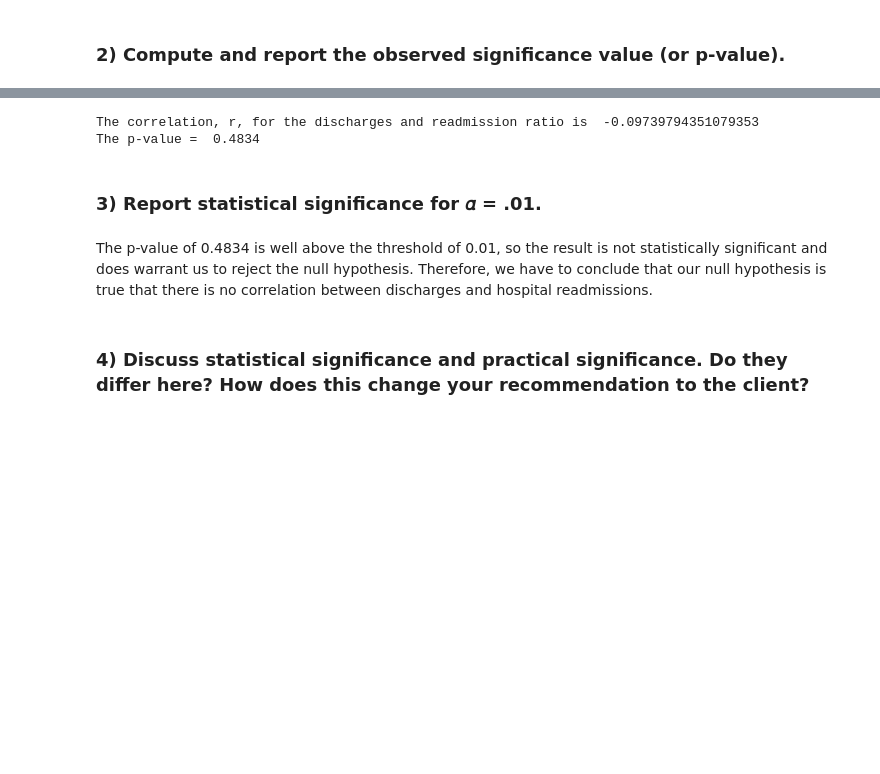
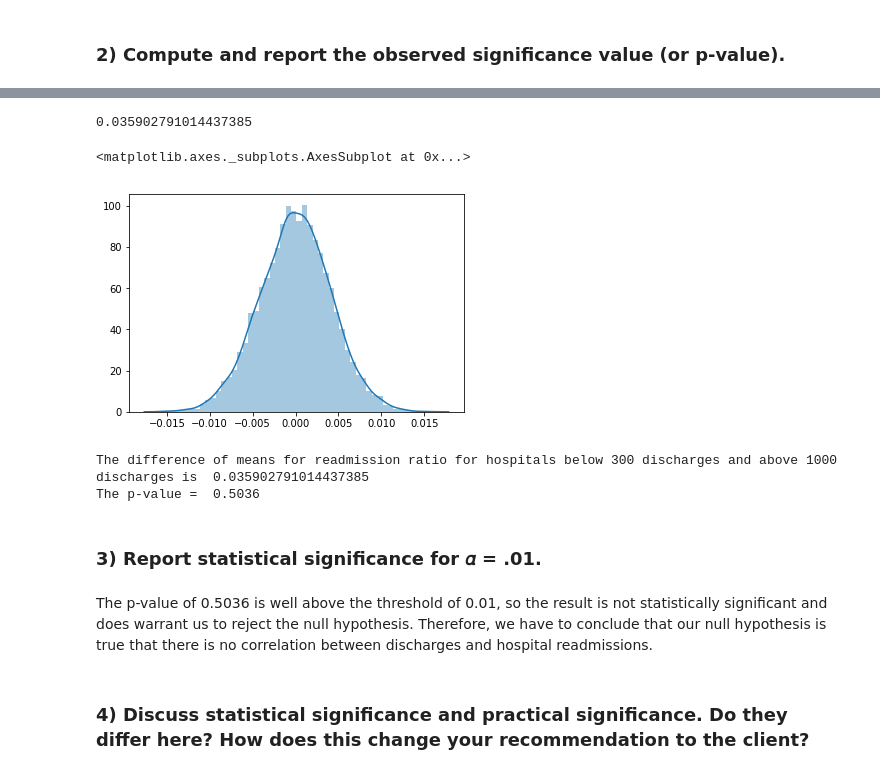
Before and after one commit to kjd999/Springboard-Projects, a Jupyter notebook: Exploratory Data Analysis Projects/sliderule_dsi_inferential_statistics_exercise_3.ipynb, the cells around one changed output, grey strips where cells are left out. Saved outputs shown, nothing was run; the diff lists cells and outputs as text; code cells hidden in the pictures; blank space fills up the shorter version.

```diff
--- a/Exploratory Data Analysis Projects/sliderule_dsi_inferential_statistics_exercise_3.ipynb
+++ b/Exploratory Data Analysis Projects/sliderule_dsi_inferential_statistics_exercise_3.ipynb
@@ -308,0 +321,4 @@ clean_read = clean['Excess Readmission Ratio']
+# %%
+# Create a second group for larger hospitals where discharges are greater than 1000
+abv1000 = clean.loc[clean_dis > 1000, ['Number of Discharges', 'Excess Readmission Ratio']]
+abv1000.info()
@@ -309,3 +333,7 @@ clean_read = clean['Excess Readmission Ratio']
+# %%
+# Define the readmission ratios for both of the above groups
+bel300re = bel300['Excess Readmission Ratio']
+abv1000re = abv1000['Excess Readmission Ratio']
 # %%
 def permutation_sample(data1, data2):
     """Generate a permutation sample from two data sets."""
@@ -355,15 +369,38 @@ r_obs = pearson_r(clean_dis, clean_read)
+# %%
+# Finally, create a function to determine the difference of means between two arrays
+def diff_of_means(data_1, data_2):
+    """Difference in means of two arrays."""
+    # The difference of means of data_1, data_2: diff
+    diff = np.mean(data_1) - np.mean(data_2)
+    return diff
+# %%
+# Compute the observed mean difference between small and large hospitals
+diff_means = diff_of_means(bel300re, abv1000re)
+diff_means
+# %% [output]
+0.035902791014437385
+# %%
+# Run 10000 repitions
+perm_reps_mean = draw_perm_reps(bel300re, abv1000re, diff_of_means, 10000)
+# %%
+# A distribution of the 10000 repitions
+sns.distplot(perm_reps_mean)
+# %% [output]
+<matplotlib.axes._subplots.AxesSubplot at 0x...>
+[figure, added]
 # %%
 # Compute p-value: p
-p = np.sum(perm_reps >= 0) / len(perm_reps)
-print('The correlation, r, for the discharges and readmission ratio is ', str(r_obs))
-print('The p-value = ', p)
+p_mean = np.sum(perm_reps_mean >= 0) / len(perm_reps_mean)
+print('The difference of means for readmission ratio for hospitals below 300 discharges and above 1000 discharges is ',
+      str(diff_means))
+print('The p-value = ', p_mean)
 # %% [output]
-The correlation, r, for the discharges and readmission ratio is  -0.09739794351079353
-The p-value =  0.4834
+The difference of means for readmission ratio for hospitals below 300 discharges and above 1000 discharges is  0.035902791014437385
+The p-value =  0.5036
 # %% [markdown]
 ### 3) Report statistical significance for 𝛼 = .01.
 # %% [markdown]
-The p-value of 0.4834 is well above the threshold of 0.01, so the result is not statistically significant and does warrant us to reject the null hypothesis. Therefore, we have to conclude that our null hypothesis is true that there is no correlation between discharges and hospital readmissions.
+The p-value of 0.5036 is well above the threshold of 0.01, so the result is not statistically significant and does warrant us to reject the null hypothesis. Therefore, we have to conclude that our null hypothesis is true that there is no correlation between discharges and hospital readmissions.
 # %% [markdown]
 ### 4) Discuss statistical significance and practical significance. Do they differ here? How does this change your recommendation to the client?
 # %% [markdown]
```
Also changed, not shown: parts of 5 cells of this notebook, 1 other file.
